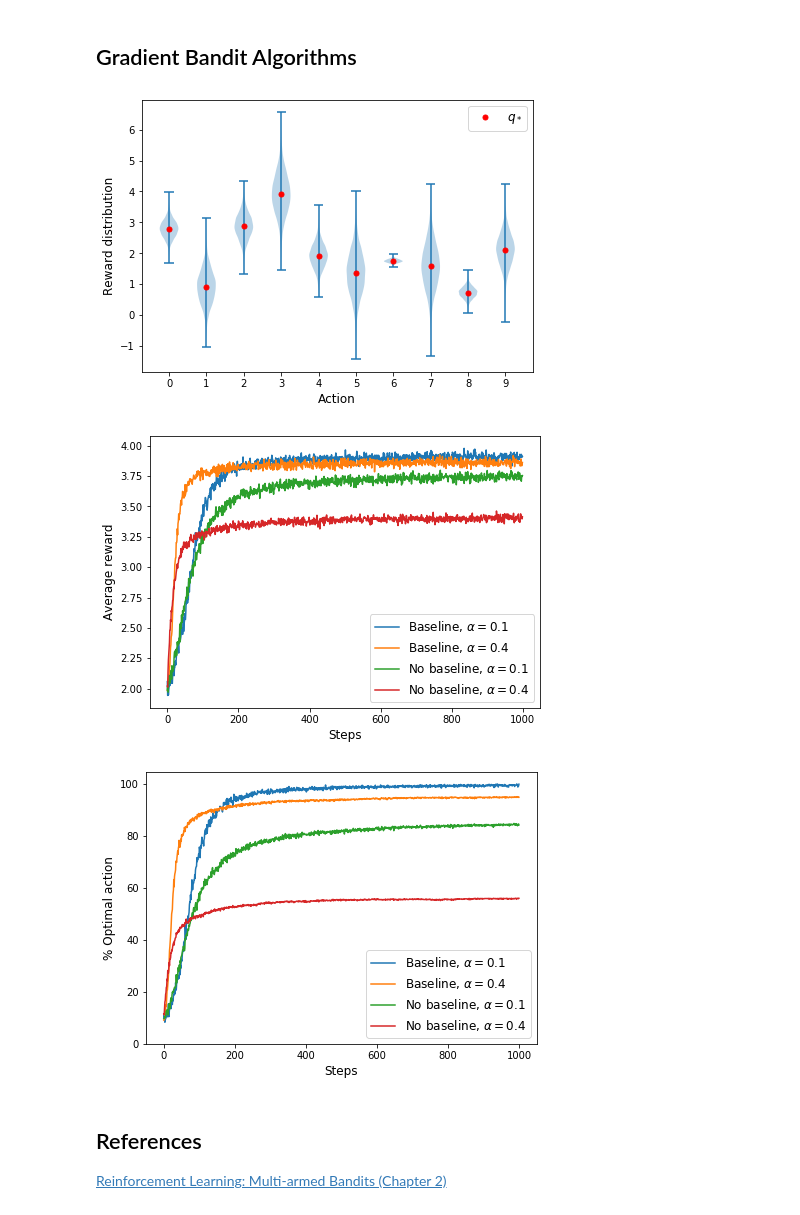
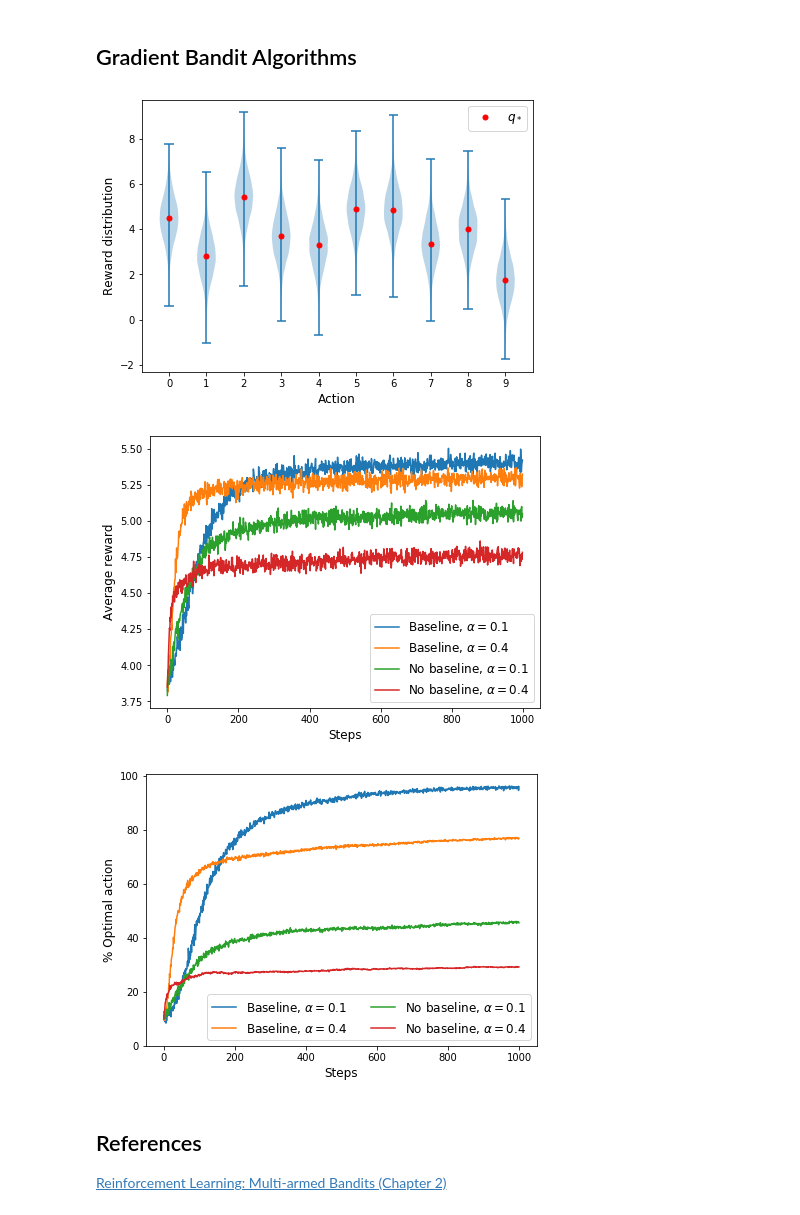
Before and after one commit to sgalella/kArmedBandit, a Jupyter notebook: notebooks/gradient.ipynb, the cells around one changed output. Saved outputs shown, nothing was run; the diff lists cells and outputs as text; code cells hidden in the pictures.

Commit message:
Use normal distributions for actions

```diff
--- a/notebooks/gradient.ipynb
+++ b/notebooks/gradient.ipynb
@@ -18,19 +18,18 @@ np.random.seed(123)
 k = 10
 bandit = []
 
-MIN_MEAN, MAX_MEAN = (0, 4)
-MIN_STD, MAX_STD = (0, 1)
+mean = 4
+std = 1
 
 for idx in range(k):
-    mean = round((MAX_MEAN - MIN_MEAN) * np.random.random() + MIN_MEAN, 2)
-    std = round((MAX_STD - MIN_STD) * np.random.random() + MIN_STD, 2)
-    bandit.append((mean, std))
+    q = np.random.normal(mean)
+    bandit.append((q, std))
 
 # Plot rewards actions
 plot_bandit_dist(bandit)
 plt.show()
 # %% [output]
-[figure, old version]
+[figure, new version]
 # %%
 # Initialize variables
 num_steps = 1000
@@ -50,36 +49,36 @@ A4 = np.zeros((num_runs, num_steps))
 
 # Run bandits
 for run in tqdm(range(num_runs)):
     H1, R1[run, :], A1[run, :] = run_bandit_gradient(bandit, num_steps, alpha=0.1)
     H2, R2[run, :], A2[run, :] = run_bandit_gradient(bandit, num_steps, alpha=0.4)
     H3, R3[run, :], A3[run, :] = run_bandit_gradient(bandit, num_steps, alpha=0.1, baseline=False)
     H4, R4[run, :], A4[run, :] = run_bandit_gradient(bandit, num_steps, alpha=0.4, baseline=False)
 
 # Plot average reward
 plt.figure(figsize=(7, 5))
 plt.plot(np.mean(R1, axis=0))
 plt.plot(np.mean(R2, axis=0))
 plt.plot(np.mean(R3, axis=0))
 plt.plot(np.mean(R4, axis=0))
 plt.xlabel("Steps", fontsize=12)
 plt.ylabel("Average reward", fontsize=12)
 plt.legend([r"Baseline, $\alpha = 0.1$", r"Baseline, $\alpha = 0.4$", r"No baseline, $\alpha = 0.1$", r"No baseline, $\alpha = 0.4$"], fontsize=12)
 plt.show()
 
 # Plot % optimal action
 plt.figure(figsize=(7, 5))
 plt.plot(np.mean(A1, axis=0))
 plt.plot(np.mean(A2, axis=0))
 plt.plot(np.mean(A3, axis=0))
 plt.plot(np.mean(A4, axis=0))
 plt.xlabel("Steps", fontsize=12)
 plt.ylabel("% Optimal action", fontsize=12)
 plt.yticks([0, 0.2, 0.4, 0.6, 0.8, 1], ["0", "20", "40", "60", "80", "100"])
-plt.legend([r"Baseline, $\alpha = 0.1$", r"Baseline, $\alpha = 0.4$", r"No baseline, $\alpha = 0.1$", r"No baseline, $\alpha = 0.4$"], fontsize=12)
+plt.legend([r"Baseline, $\alpha = 0.1$", r"Baseline, $\alpha = 0.4$", r"No baseline, $\alpha = 0.1$", r"No baseline, $\alpha = 0.4$"], fontsize=12, ncol=2)
 plt.show()
 # %% [output]
-[figure, old version]
+[figure, new version]
-[figure, old version]
+[figure, new version]
 # %% [markdown]
 ## References
 [Reinforcement Learning: Multi-armed Bandits (Chapter 2)](https://mitpress.mit.edu/books/reinforcement-learning-second-edition)
```
Also changed, not shown: parts of 1 cell of this notebook, 3 other files.
